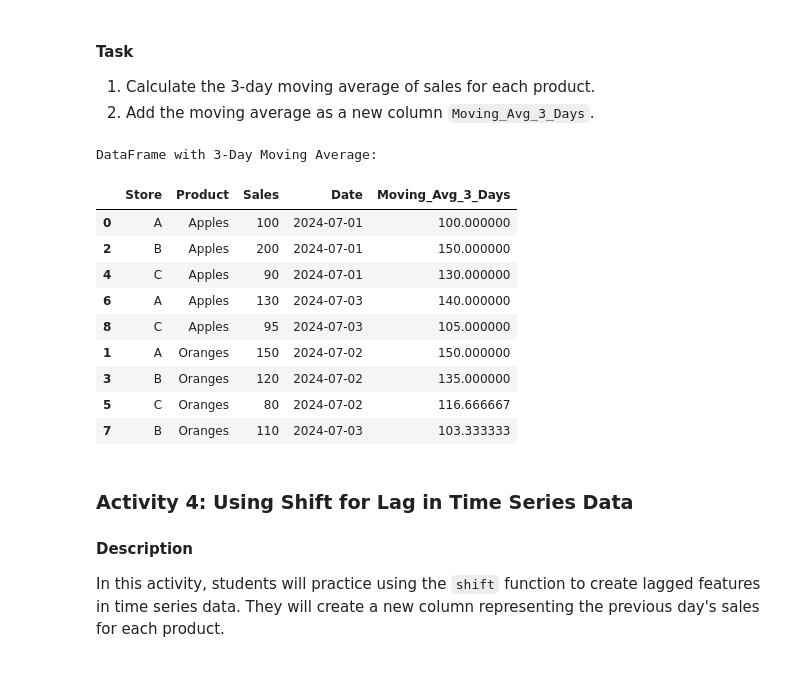
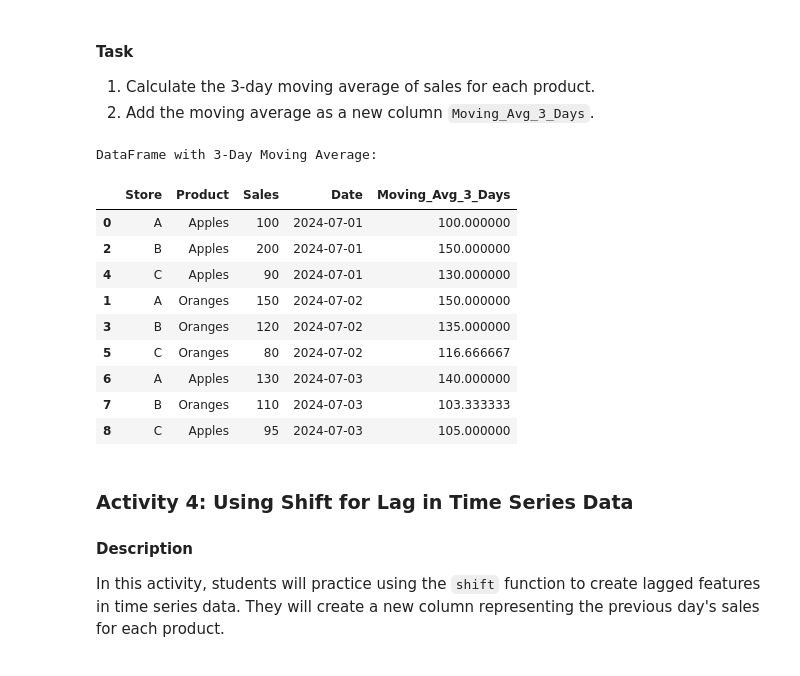
Before and after one commit to xandermacha/TechCatalyst_DE_2025_pub, a Jupyter notebook: Activities/Week 4/Homework/Pandas Transformations.ipynb, the cells around one changed output. Drawn from its saved outputs; the diff is of its cells as text; code cells hidden in the pictures.

Commit message:
done: week 4 pandas transformations

```diff
--- a/Activities/Week 4/Homework/Pandas Transformations.ipynb
+++ b/Activities/Week 4/Homework/Pandas Transformations.ipynb
@@ -192,13 +192,13 @@ data = {
 }
 
 # Create DataFrame
-df = #YOUR CODE
+df = pd.DataFrame(data)
 
 # Convert Date column to datetime
-df['Date'] = #YOUR CODE
+df['Date'] = pd.to_datetime(df['Date'])
 
 # Sort DataFrame by Date
-df = #YOUR CODE
+df = df.sort_values(by='Date')
 
 # Display the DataFrame
 print("Initial DataFrame:")
@@ -223,26 +223,26 @@ Initial DataFrame:
 # %%
 # Calculate the 3-day moving average for each product
 # hint: consider using Group by and .transform with a rolling inside
 # hint: This is a template only => df.groupby(<some column>)['<some column>'].transform(lambda x: x.rolling(<some values>).mean())
 
-df['Moving_Avg_3_Days'] = #YOUR CODE
+df['Moving_Avg_3_Days'] = df.groupby('Product')['Sales'].transform(lambda x: x.rolling(window=3, min_periods=1).mean())
 
 # Display the DataFrame with the moving average
 print("DataFrame with 3-Day Moving Average:")
 
-display(#YOUR CODE)
+display(df)
 # %% [output]
 DataFrame with 3-Day Moving Average:
 |  | Store | Product | Sales | Date | Moving_Avg_3_Days |
 | 0 | A | Apples | 100 | 2024-07-01 | 100.000000 |
 | 2 | B | Apples | 200 | 2024-07-01 | 150.000000 |
 | 4 | C | Apples | 90 | 2024-07-01 | 130.000000 |
-| 6 | A | Apples | 130 | 2024-07-03 | 140.000000 |
-| 8 | C | Apples | 95 | 2024-07-03 | 105.000000 |
 | 1 | A | Oranges | 150 | 2024-07-02 | 150.000000 |
 | 3 | B | Oranges | 120 | 2024-07-02 | 135.000000 |
 | 5 | C | Oranges | 80 | 2024-07-02 | 116.666667 |
+| 6 | A | Apples | 130 | 2024-07-03 | 140.000000 |
 | 7 | B | Oranges | 110 | 2024-07-03 | 103.333333 |
+| 8 | C | Apples | 95 | 2024-07-03 | 105.000000 |
 # %% [markdown]
 ### Activity 4: Using Shift for Lag in Time Series Data
 
```
Also changed, not shown: parts of 18 cells of this notebook.
